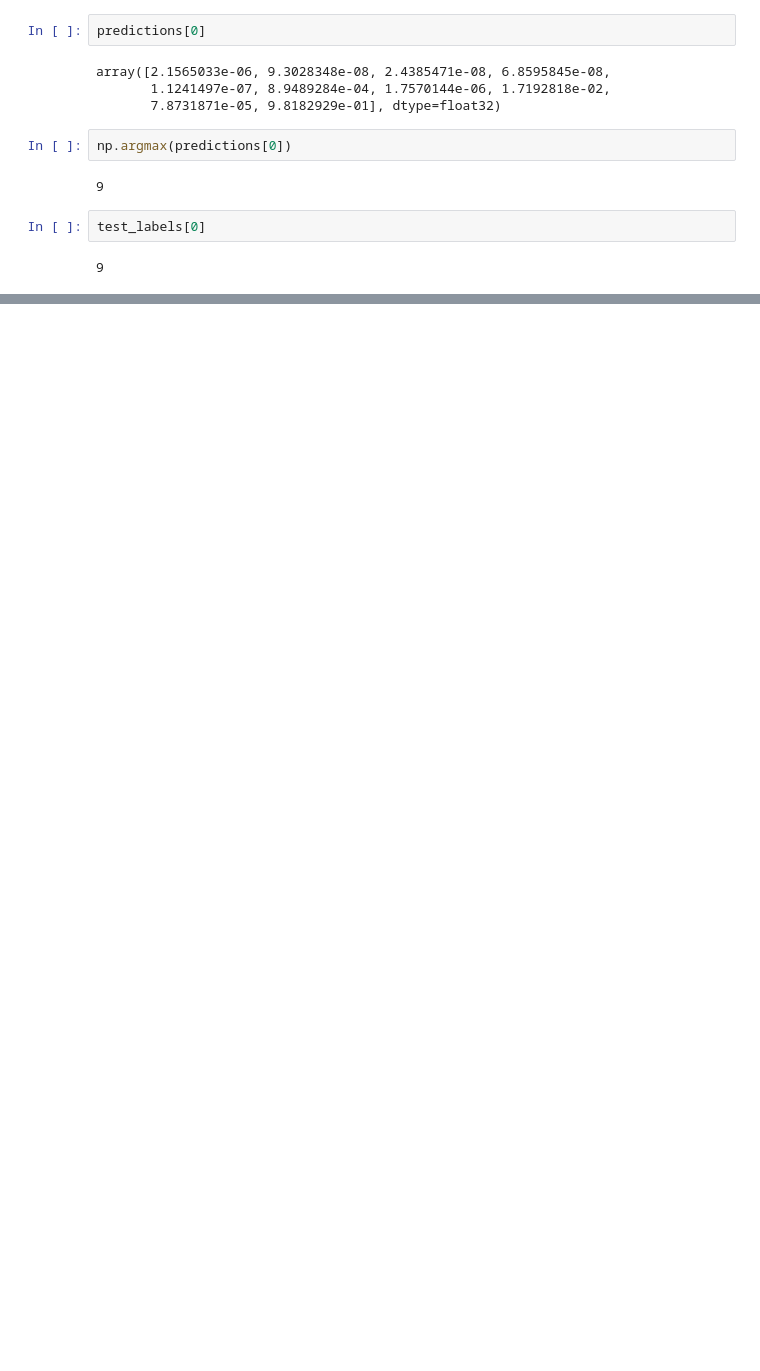
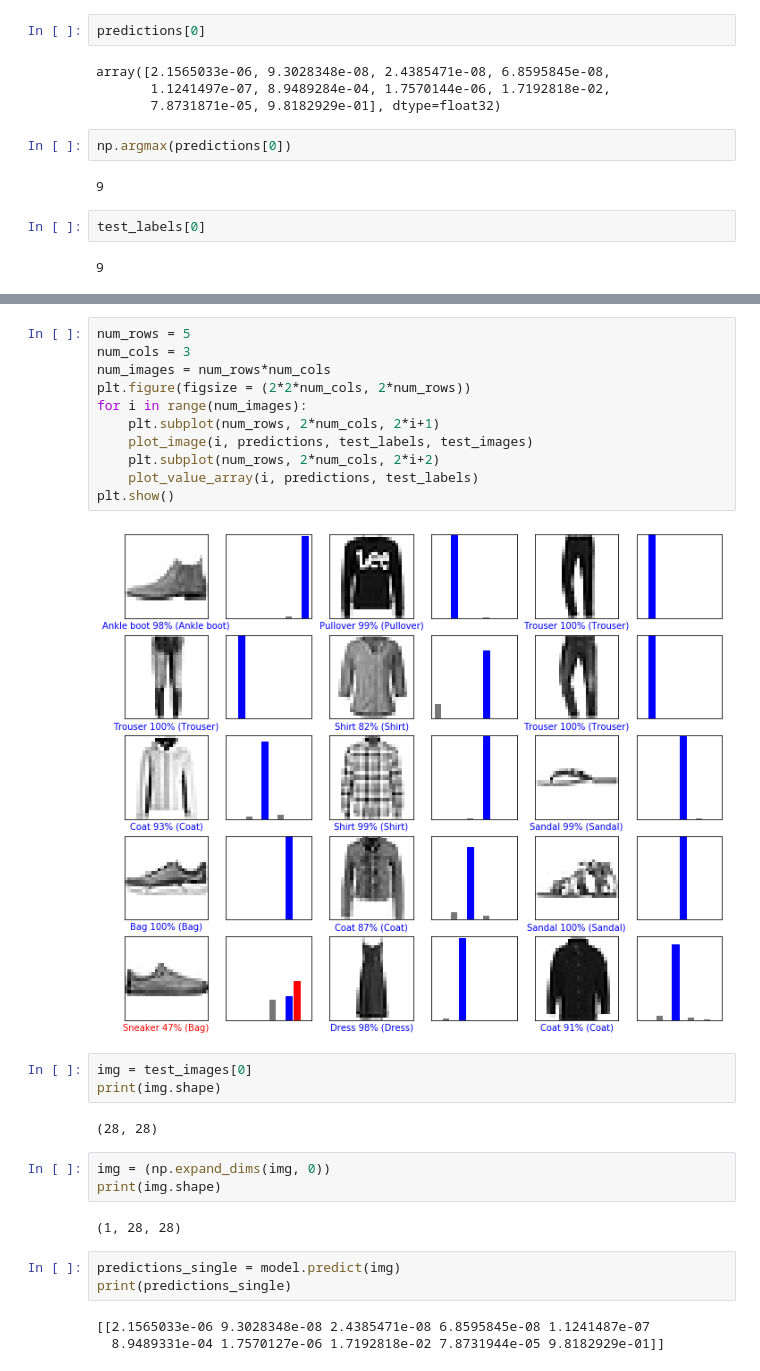
Before and after one commit to NilSagor/AV_ml_practice, a Jupyter notebook: ten_p/ten_basic_clsassification.ipynb, the cells around one changed output, grey strips where cells are left out. Saved outputs shown, nothing was run; the diff lists cells and outputs as text; blank space fills up the shorter version.

```diff
--- a/ten_p/Untitled.ipynb
+++ b/ten_p/ten_basic_clsassification.ipynb
@@ -142,0 +193,29 @@ test_labels[0]
+# %%
+num_rows = 5
+num_cols = 3
+num_images = num_rows*num_cols
+plt.figure(figsize = (2*2*num_cols, 2*num_rows))
+for i in range(num_images):
+    plt.subplot(num_rows, 2*num_cols, 2*i+1)
+    plot_image(i, predictions, test_labels, test_images)
+    plt.subplot(num_rows, 2*num_cols, 2*i+2)
+    plot_value_array(i, predictions, test_labels)
+plt.show()
+# %% [output]
+[figure, added]
+# %%
+img = test_images[0]
+print(img.shape)
+# %% [output]
+(28, 28)
+# %%
+img = (np.expand_dims(img, 0))
+print(img.shape)
+# %% [output]
+(1, 28, 28)
+# %%
+predictions_single = model.predict(img)
+print(predictions_single)
+# %% [output]
+[[2.1565033e-06 9.3028348e-08 2.4385471e-08 6.8595845e-08 1.1241487e-07
+  8.9489331e-04 1.7570127e-06 1.7192818e-02 7.8731944e-05 9.8182929e-01]]
```
Also changed, not shown: parts of 5 cells of this notebook.
